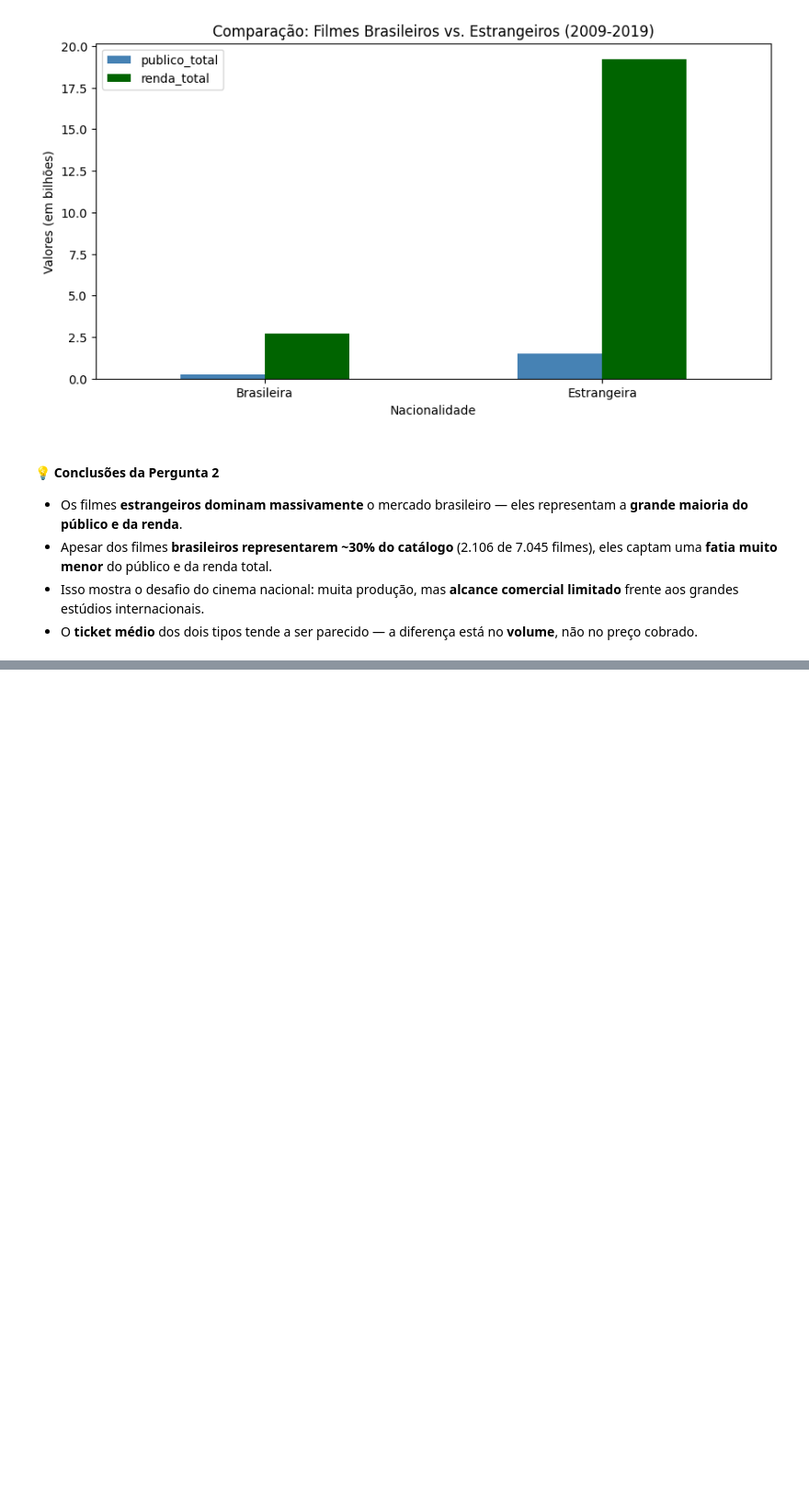
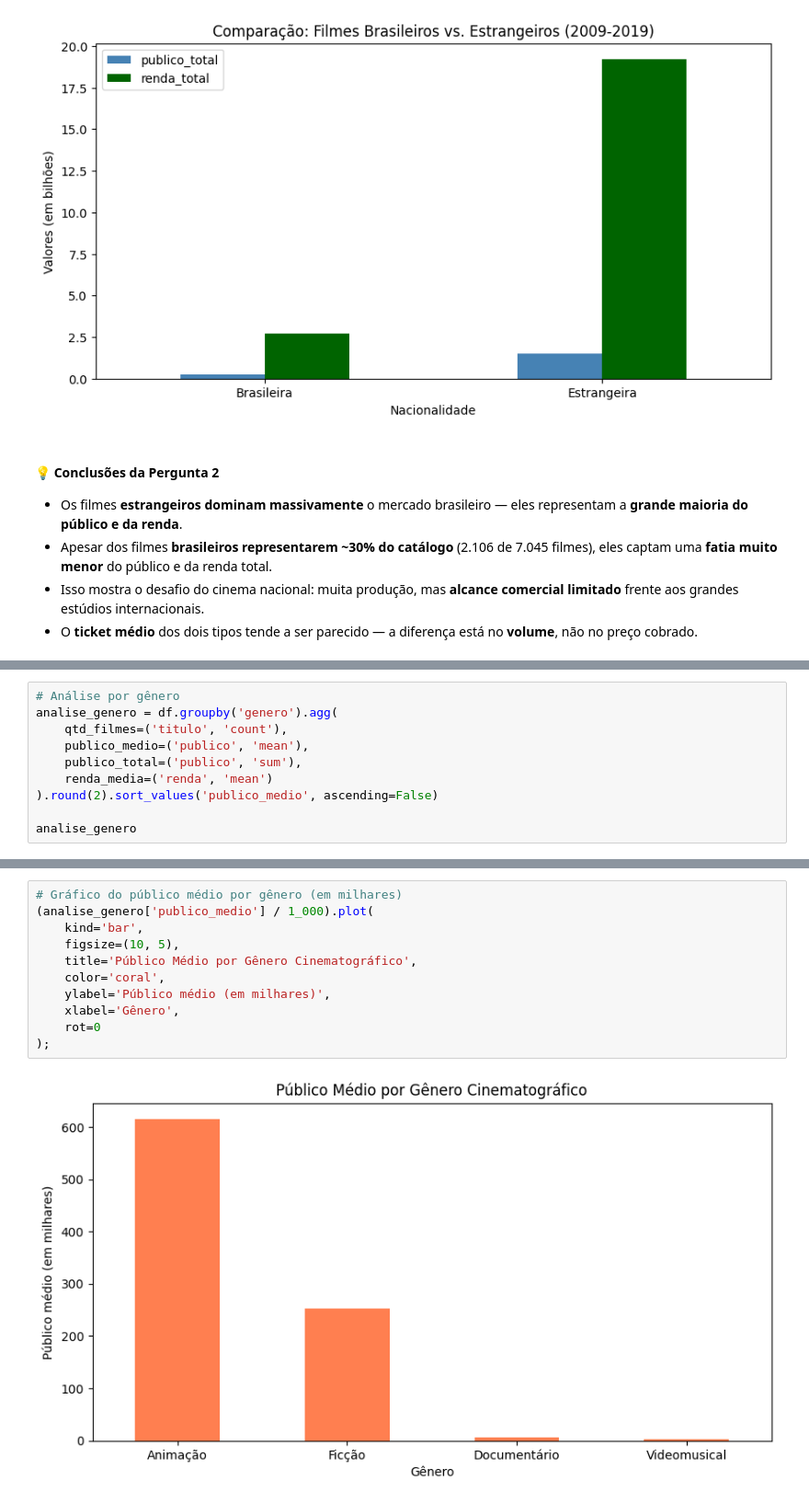
Before and after one commit to paloma2411/analise-filmes-brasil, a Jupyter notebook: analise_filmes.ipynb, the cells around one changed output, grey strips where cells are left out. Shown at 92% size. Cells and saved outputs as stored; diff of their text form; blank space fills up the shorter version.

```diff
--- a/analise_filmes.ipynb
+++ b/analise_filmes.ipynb
@@ -358,0 +385,10 @@ Estrangeira:
+# %%
+# Análise por gênero
+analise_genero = df.groupby('genero').agg(
+    qtd_filmes=('titulo', 'count'),
+    publico_medio=('publico', 'mean'),
+    publico_total=('publico', 'sum'),
+    renda_media=('renda', 'mean')
+).round(2).sort_values('publico_medio', ascending=False)
+
+analise_genero
@@ -358,0 +424,13 @@ Estrangeira:
+# %%
+# Gráfico do público médio por gênero (em milhares)
+(analise_genero['publico_medio'] / 1_000).plot(
+    kind='bar',
+    figsize=(10, 5),
+    title='Público Médio por Gênero Cinematográfico',
+    color='coral',
+    ylabel='Público médio (em milhares)',
+    xlabel='Gênero',
+    rot=0
+);
+# %% [output]
+[figure, added]
```
Also changed, not shown: parts of 6 cells of this notebook.
